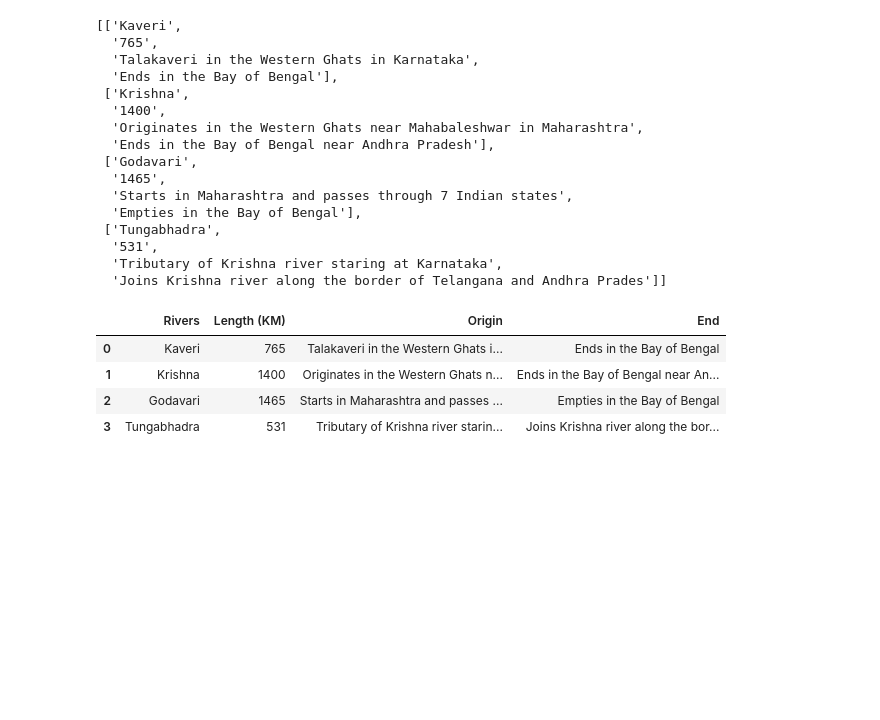
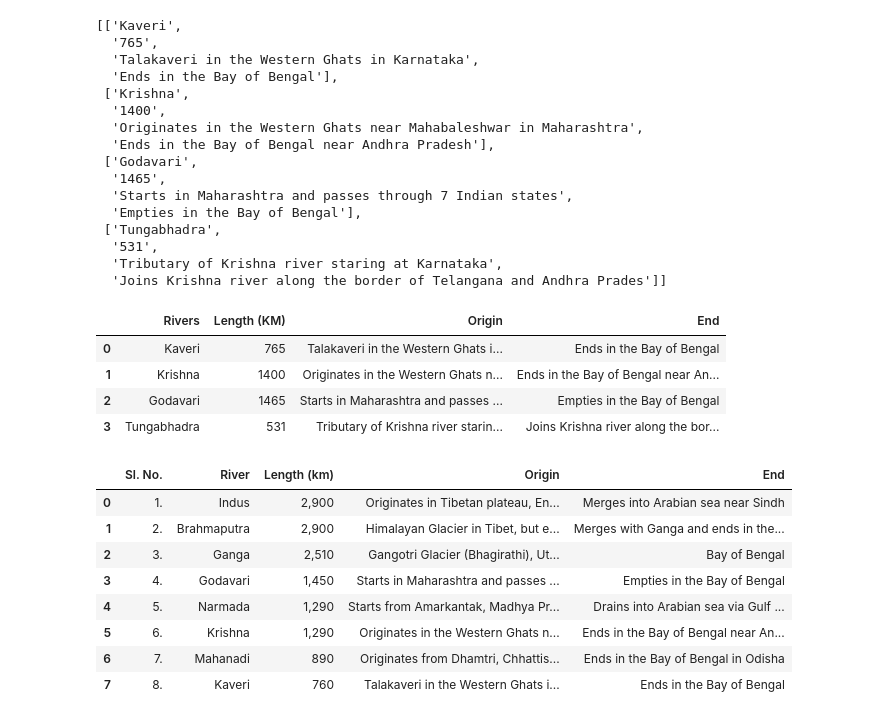
Before and after one commit to athulvis/Web-Scrapping-Class, a Jupyter notebook: Scrapping.ipynb, the cells around one changed output. Saved outputs shown, nothing was run; the diff lists cells and outputs as text; code cells hidden in the pictures; blank space fills up the shorter version.

```diff
--- a/Scrapping.ipynb
+++ b/Scrapping.ipynb
@@ -134,7 +134,7 @@ table = fig.find('table')
 # %%
 rows = table.find_all("tr")
 title = table.find_all('th')
-head = [k.text for k in title]
+head_data = [k.text for k in title]
 
 river_data = []
 for n, i in enumerate(rows):
@@ -143,4 +143,16 @@ for n, i in enumerate(rows):
     if col_data:
         river_data.append(col_data)
 # %%
-df3 = pd.DataFrame(river_data, columns= head)
+df3 = pd.DataFrame(river_data, columns= head_data)
+# %%
+df3
+# %% [output]
+|  | Sl. No. | River | Length (km) | Origin | End |
+| 0 | 1. | Indus | 2,900 | Originates in Tibetan plateau, En... | Merges into Arabian sea near Sindh |
+| 1 | 2. | Brahmaputra | 2,900 | Himalayan Glacier in Tibet, but e... | Merges with Ganga and ends in the... |
+| 2 | 3. | Ganga | 2,510 | Gangotri Glacier (Bhagirathi), Ut... | Bay of Bengal |
+| 3 | 4. | Godavari | 1,450 | Starts in Maharashtra and passes ... | Empties in the Bay of Bengal |
+| 4 | 5. | Narmada | 1,290 | Starts from Amarkantak, Madhya Pr... | Drains into Arabian sea via Gulf ... |
+| 5 | 6. | Krishna | 1,290 | Originates in the Western Ghats n... | Ends in the Bay of Bengal near An... |
+| 6 | 7. | Mahanadi | 890 | Originates from Dhamtri, Chhattis... | Ends in the Bay of Bengal in Odisha |
+| 7 | 8. | Kaveri | 760 | Talakaveri in the Western Ghats i... | Ends in the Bay of Bengal |
```
Also changed, not shown: parts of 4 cells of this notebook, 2 other files.
